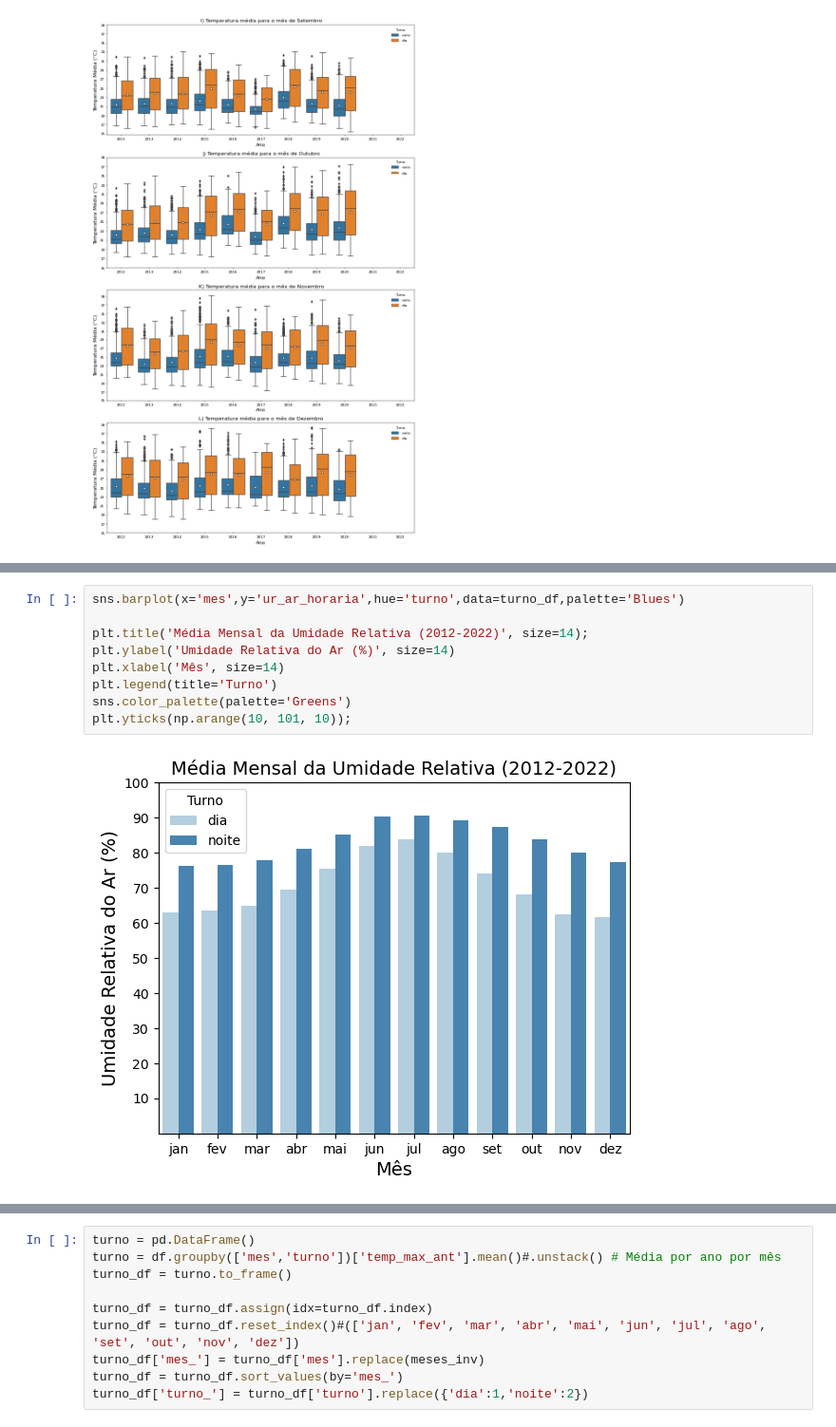
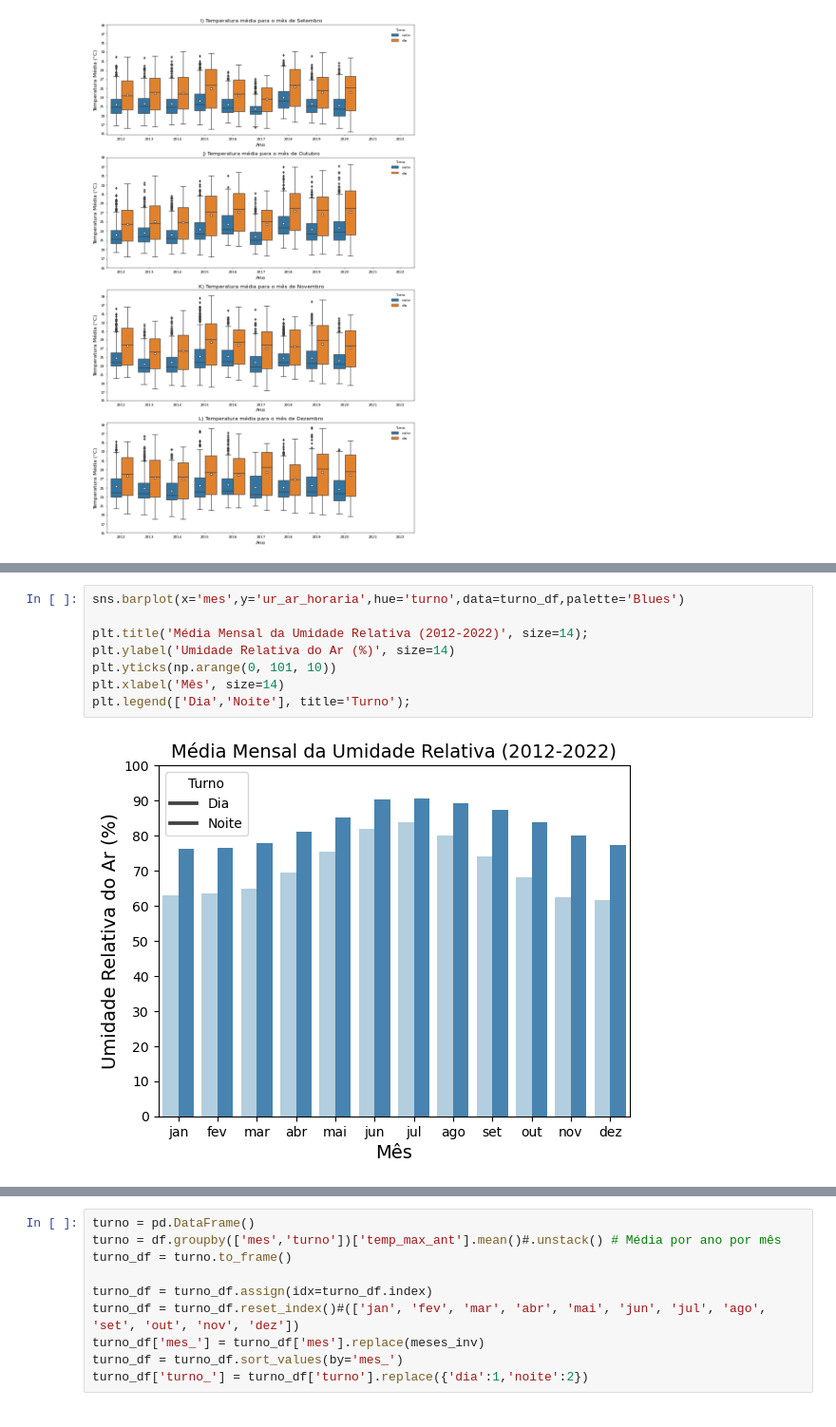
Before and after one commit to Raphael-Prazeres/Ler_dados_INMET, a Jupyter notebook: dados_inmet.ipynb, the cells around one changed output, grey strips where cells are left out. Shown at 95% size. Cells and saved outputs as stored; diff of their text form.

```diff
--- a/dados_inmet.ipynb
+++ b/dados_inmet.ipynb
@@ -649,14 +637,13 @@ turno_df['turno_'] = turno_df['turno'].replace({'dia':1,'noite':2})
 # %%
 sns.barplot(x='mes',y='ur_ar_horaria',hue='turno',data=turno_df,palette='Blues')
 
 plt.title('Média Mensal da Umidade Relativa (2012-2022)', size=14);
 plt.ylabel('Umidade Relativa do Ar (%)', size=14)
+plt.yticks(np.arange(0, 101, 10))
 plt.xlabel('Mês', size=14)
-plt.legend(title='Turno')
-sns.color_palette(palette='Greens')
-plt.yticks(np.arange(10, 101, 10));
+plt.legend(['Dia','Noite'], title='Turno');
 # %% [output]
-[figure, old version]
+[figure, new version]
 # %%
 sns.lineplot(x="mes", y="ur_ar_horaria",
              hue="turno",
```
Also changed, not shown: parts of 26 cells of this notebook, 1 other file.
